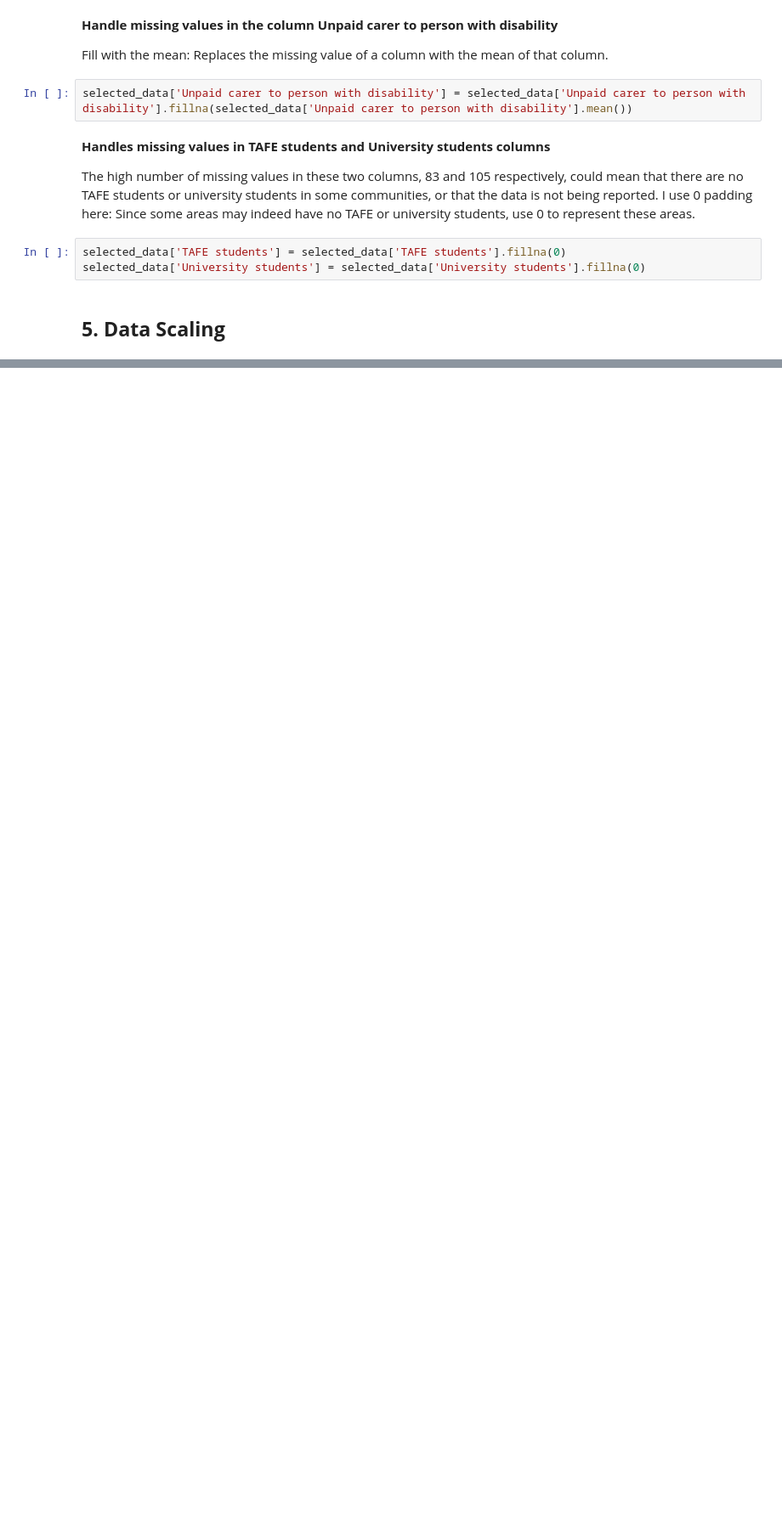
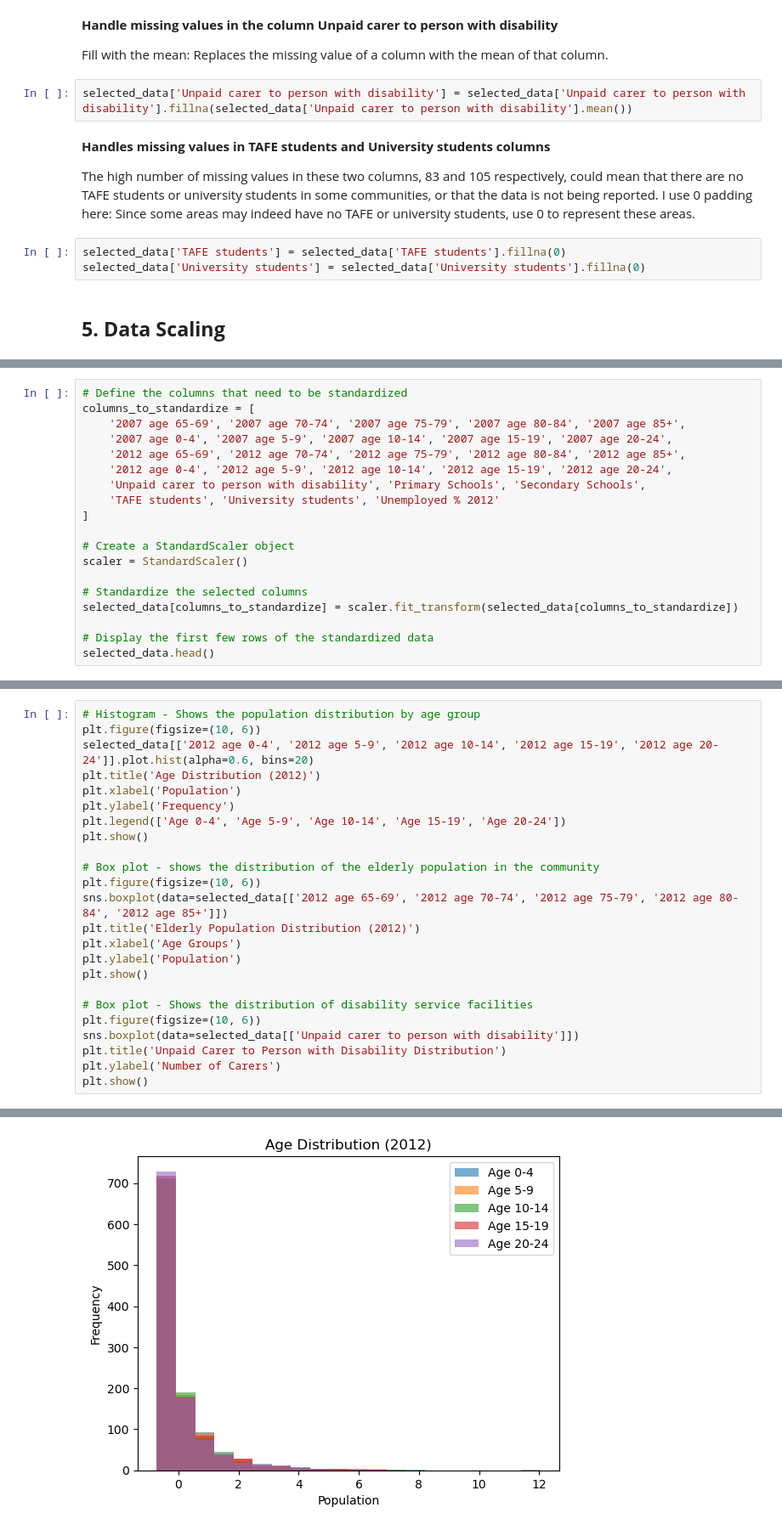
Before and after one commit to KittenPrincess1/COMP20008_Assignment2, a Jupyter notebook: Elderly.ipynb, the cells around one changed output, grey strips where cells are left out. Shown at 85% size. Drawn from its saved outputs; the diff is of its cells as text; blank space fills up the shorter version.

```diff
--- a/Elderly.ipynb
+++ b/Elderly.ipynb
@@ -213,0 +219,19 @@ selected_data['University students'] = selected_data['University students'].fill
+# %%
+# Define the columns that need to be standardized
+columns_to_standardize = [
+    '2007 age 65-69', '2007 age 70-74', '2007 age 75-79', '2007 age 80-84', '2007 age 85+',
+    '2007 age 0-4', '2007 age 5-9', '2007 age 10-14', '2007 age 15-19', '2007 age 20-24',
+    '2012 age 65-69', '2012 age 70-74', '2012 age 75-79', '2012 age 80-84', '2012 age 85+',
+    '2012 age 0-4', '2012 age 5-9', '2012 age 10-14', '2012 age 15-19', '2012 age 20-24',
+    'Unpaid carer to person with disability', 'Primary Schools', 'Secondary Schools',
+    'TAFE students', 'University students', 'Unemployed % 2012'
+]
+
+# Create a StandardScaler object
+scaler = StandardScaler()
+
+# Standardize the selected columns
+selected_data[columns_to_standardize] = scaler.fit_transform(selected_data[columns_to_standardize])
+
+# Display the first few rows of the standardized data
+selected_data.head()
@@ -213,0 +250,25 @@ selected_data['University students'] = selected_data['University students'].fill
+# %%
+# Histogram - Shows the population distribution by age group
+plt.figure(figsize=(10, 6))
+selected_data[['2012 age 0-4', '2012 age 5-9', '2012 age 10-14', '2012 age 15-19', '2012 age 20-24']].plot.hist(alpha=0.6, bins=20)
+plt.title('Age Distribution (2012)')
+plt.xlabel('Population')
+plt.ylabel('Frequency')
+plt.legend(['Age 0-4', 'Age 5-9', 'Age 10-14', 'Age 15-19', 'Age 20-24'])
+plt.show()
+
+# Box plot - shows the distribution of the elderly population in the community
+plt.figure(figsize=(10, 6))
+sns.boxplot(data=selected_data[['2012 age 65-69', '2012 age 70-74', '2012 age 75-79', '2012 age 80-84', '2012 age 85+']])
+plt.title('Elderly Population Distribution (2012)')
+plt.xlabel('Age Groups')
+plt.ylabel('Population')
+plt.show()
+
+# Box plot - Shows the distribution of disability service facilities
+plt.figure(figsize=(10, 6))
+sns.boxplot(data=selected_data[['Unpaid carer to person with disability']])
+plt.title('Unpaid Carer to Person with Disability Distribution')
+plt.ylabel('Number of Carers')
+plt.show()
+# %% [output]
@@ -213,0 +276 @@ selected_data['University students'] = selected_data['University students'].fill
+[figure, added]
```
Also changed, not shown: parts of 24 cells of this notebook.
